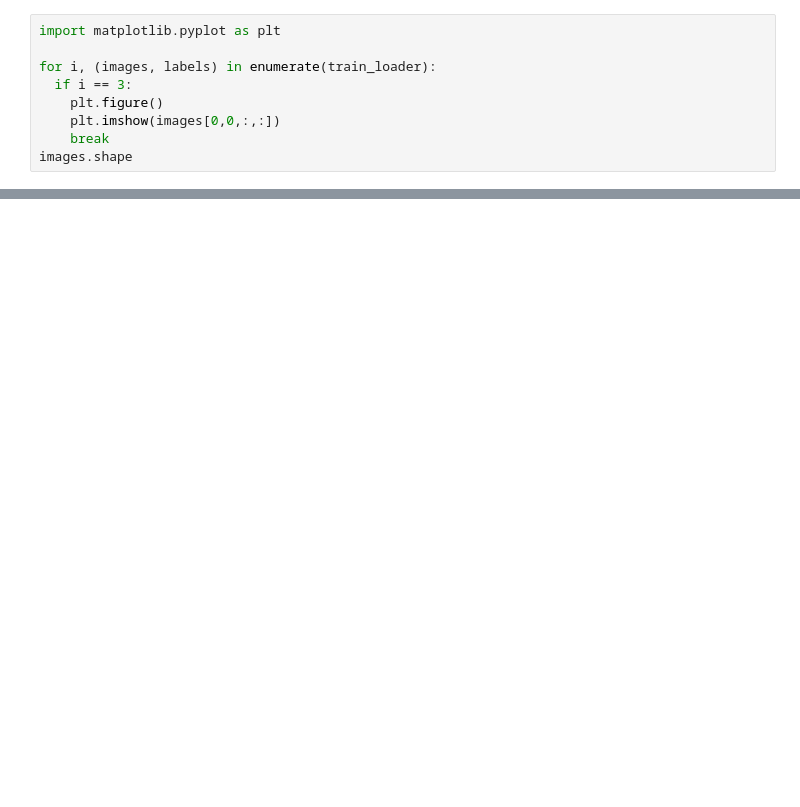
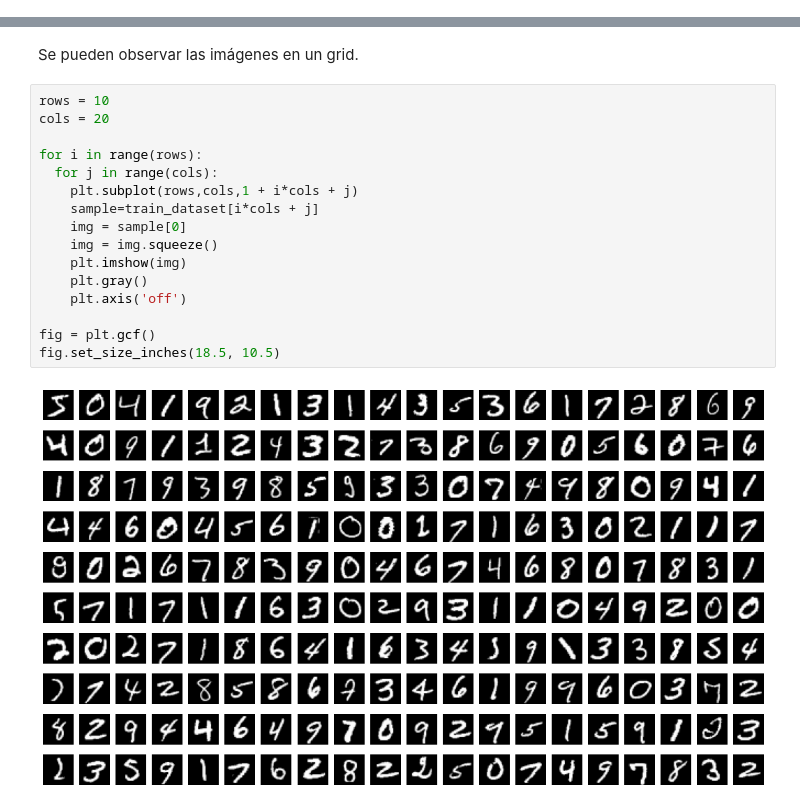
Before and after one commit to rusamentiaga/pytorch-test, a Jupyter notebook: 3_network.ipynb, the cells around one changed output, grey strips where cells are left out. Cells and saved outputs as stored; diff of their text form; blank space fills up the shorter version.

```diff
--- a/3_network.ipynb
+++ b/3_network.ipynb
@@ -95,9 +2,0 @@ for i in range(rows):
-# %%
-import matplotlib.pyplot as plt
-
-for i, (images, labels) in enumerate(train_loader):
-  if i == 3:
-    plt.figure()
-    plt.imshow(images[0,0,:,:])
-    break
-images.shape
@@ -263,0 +116,20 @@ Test Accuracy of the model on the 10000 test images: 99.05 %
+# %% [markdown]
+Se pueden observar las imágenes en un grid.
+# %%
+rows = 10
+cols = 20
+
+for i in range(rows):
+  for j in range(cols):
+    plt.subplot(rows,cols,1 + i*cols + j)
+    sample=train_dataset[i*cols + j]
+    img = sample[0]
+    img = img.squeeze()
+    plt.imshow(img)
+    plt.gray()
+    plt.axis('off')
+
+fig = plt.gcf()
+fig.set_size_inches(18.5, 10.5)
+# %% [output]
+[figure, added]
```
Also changed, not shown: parts of 55 cells of this notebook.
